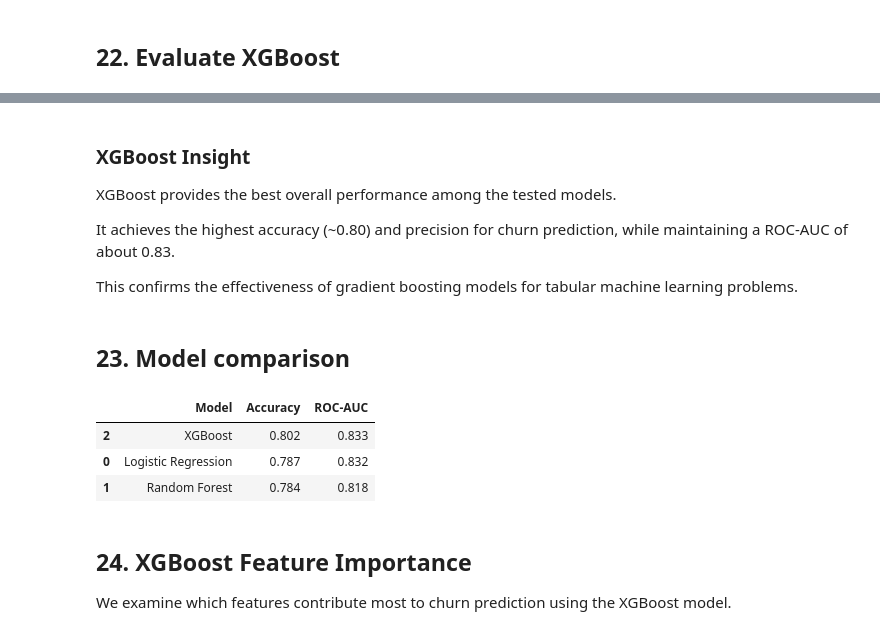
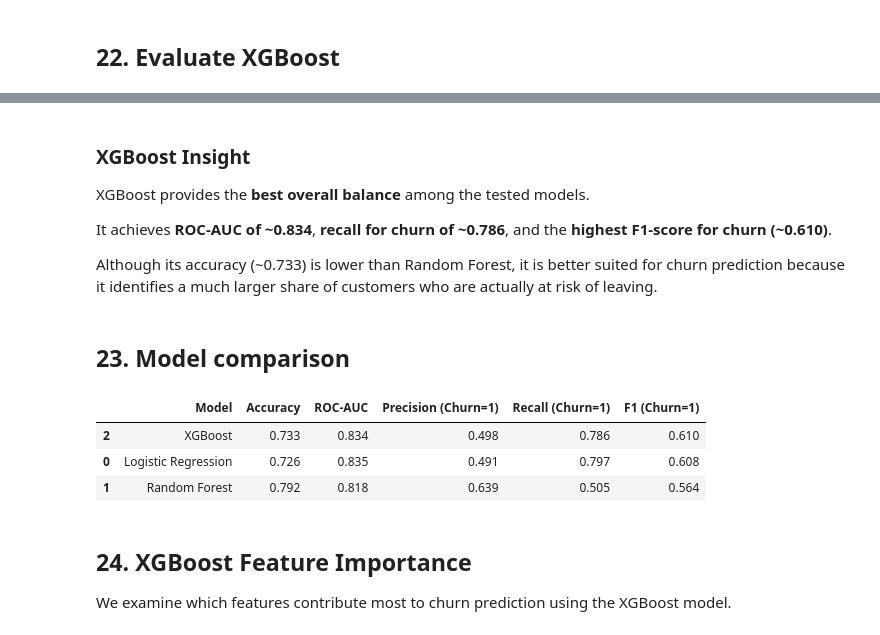
Before and after one commit to juampymv/telecom-customer-churn-ml, a Jupyter notebook: notebooks/churn_model.ipynb, the cells around one changed output, grey strips where cells are left out. Cells and saved outputs as stored; diff of their text form; code cells hidden in the pictures.

```diff
--- a/notebooks/churn_model.ipynb
+++ b/notebooks/churn_model.ipynb
@@ -251,0 +268,3 @@ X_train, X_test, y_train, y_test = train_test_split(
+# %%
+scale_pos_weight = y_train.value_counts()[0] / y_train.value_counts()[1]
+scale_pos_weight
@@ -268,6 +289,10 @@ scaler = StandardScaler()
 X_train_scaled = scaler.fit_transform(X_train)
 X_test_scaled = scaler.transform(X_test)
 # %%
-log_model = LogisticRegression(max_iter=1000, random_state=42)
+log_model = LogisticRegression(
+    max_iter=1000,
+    random_state=42,
+    class_weight="balanced"
+)
 log_model.fit(X_train_scaled, y_train)
 # %% [output]
@@ -325,7 +354,8 @@ from sklearn.ensemble import RandomForestClassifier
 # %%
 rf_model = RandomForestClassifier(
     n_estimators=200,
-    random_state=42
+    random_state=42,
+    class_weight="balanced"
 )
 
 rf_model.fit(X_train, y_train)
@@ -382,9 +413,10 @@ xgb_model = XGBClassifier(
     n_estimators=300,
     learning_rate=0.05,
     max_depth=4,
-    random_state=42
+    random_state=42,
+    eval_metric="logloss",
+    scale_pos_weight=scale_pos_weight
 )
-
 xgb_model.fit(X_train, y_train)
 # %% [output]
 XGBClassifier(base_score=None, booster=None, callbacks=None,
@@ -433,37 +466,52 @@ weighted avg       0.79      0.80      0.79      1407
 # %% [markdown]
 ### XGBoost Insight
 
-XGBoost provides the best overall performance among the tested models.
+XGBoost provides the **best overall balance** among the tested models.
 
-It achieves the highest accuracy (~0.80) and precision for churn prediction, while maintaining a ROC-AUC of about 0.83.
+It achieves **ROC-AUC of ~0.834**, **recall for churn of ~0.786**, and the **highest F1-score for churn (~0.610)**.
 
-This confirms the effectiveness of gradient boosting models for tabular machine learning problems.
+Although its accuracy (~0.733) is lower than Random Forest, it is better suited for churn prediction because it identifies a much larger share of customers who are actually at risk of leaving.
 # %% [markdown]
 ## 23. Model comparison
 # %%
 model_results = pd.DataFrame({
     "Model": ["Logistic Regression", "Random Forest", "XGBoost"],
     "Accuracy": [
         accuracy_score(y_test, y_pred_log),
         accuracy_score(y_test, y_pred_rf),
         accuracy_score(y_test, y_pred_xgb)
     ],
     "ROC-AUC": [
         roc_auc_score(y_test, y_pred_log_proba),
         roc_auc_score(y_test, y_pred_rf_proba),
         roc_auc_score(y_test, y_pred_xgb_proba)
+    ],
+    "Precision (Churn=1)": [
+        precision_score(y_test, y_pred_log),
+        precision_score(y_test, y_pred_rf),
+        precision_score(y_test, y_pred_xgb)
+    ],
+    "Recall (Churn=1)": [
+        recall_score(y_test, y_pred_log),
+        recall_score(y_test, y_pred_rf),
+        recall_score(y_test, y_pred_xgb)
+    ],
+    "F1 (Churn=1)": [
+        f1_score(y_test, y_pred_log),
+        f1_score(y_test, y_pred_rf),
+        f1_score(y_test, y_pred_xgb)
     ]
 })
 
-model_results = model_results.sort_values("ROC-AUC", ascending=False)
-model_results[["Accuracy", "ROC-AUC"]] = model_results[["Accuracy", "ROC-AUC"]].round(3)
+model_results = model_results.sort_values("F1 (Churn=1)", ascending=False)
+model_results.iloc[:, 1:] = model_results.iloc[:, 1:].round(3)
 
 model_results
 # %% [output]
-|  | Model | Accuracy | ROC-AUC |
-| 2 | XGBoost | 0.802 | 0.833 |
-| 0 | Logistic Regression | 0.787 | 0.832 |
-| 1 | Random Forest | 0.784 | 0.818 |
+|  | Model | Accuracy | ROC-AUC | Precision (Churn=1) | Recall (Churn=1) | F1 (Churn=1) |
+| 2 | XGBoost | 0.733 | 0.834 | 0.498 | 0.786 | 0.610 |
+| 0 | Logistic Regression | 0.726 | 0.835 | 0.491 | 0.797 | 0.608 |
+| 1 | Random Forest | 0.792 | 0.818 | 0.639 | 0.505 | 0.564 |
 # %% [markdown]
 ## 24. XGBoost Feature Importance
 
```
Also changed, not shown: parts of 41 cells of this notebook, 1 other file.
